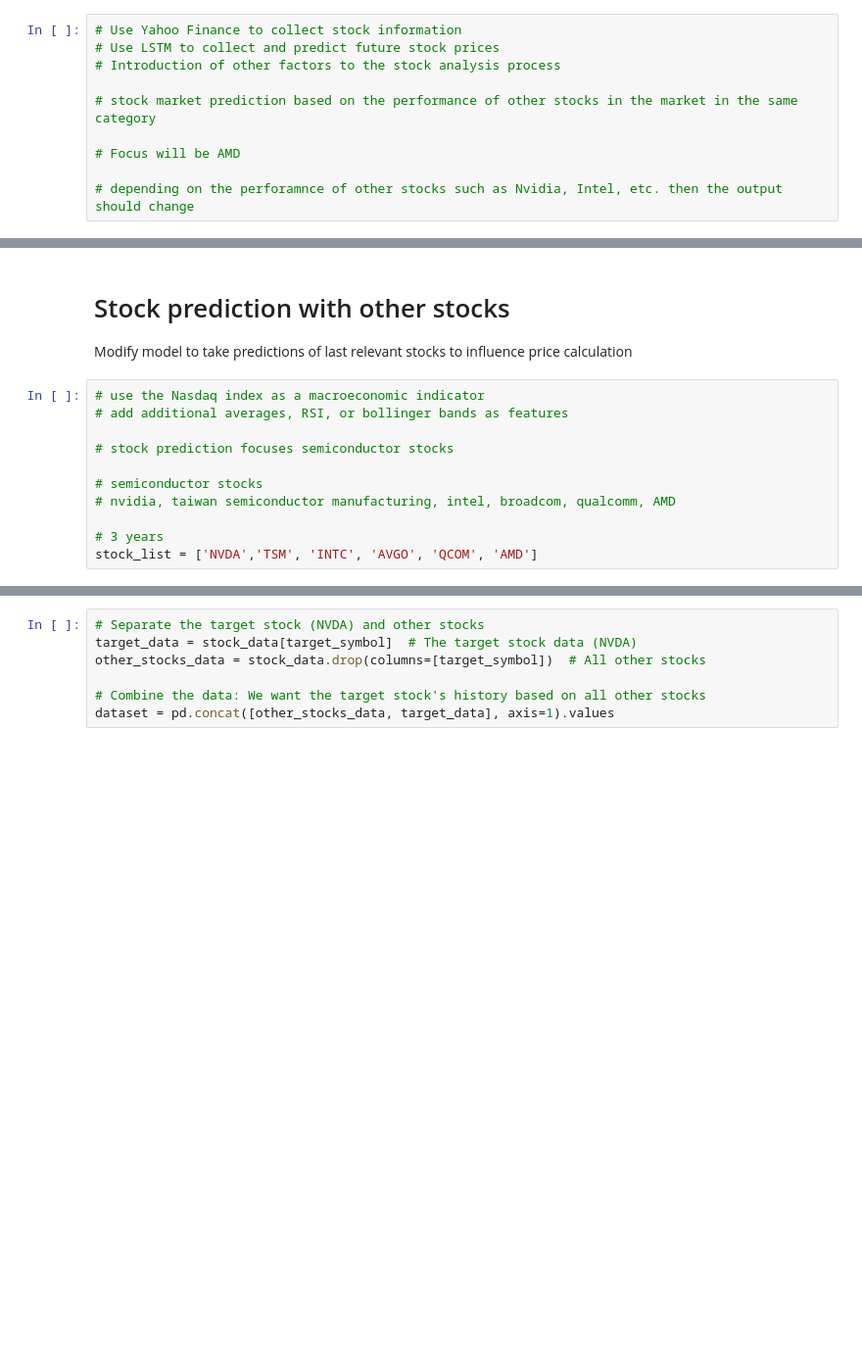
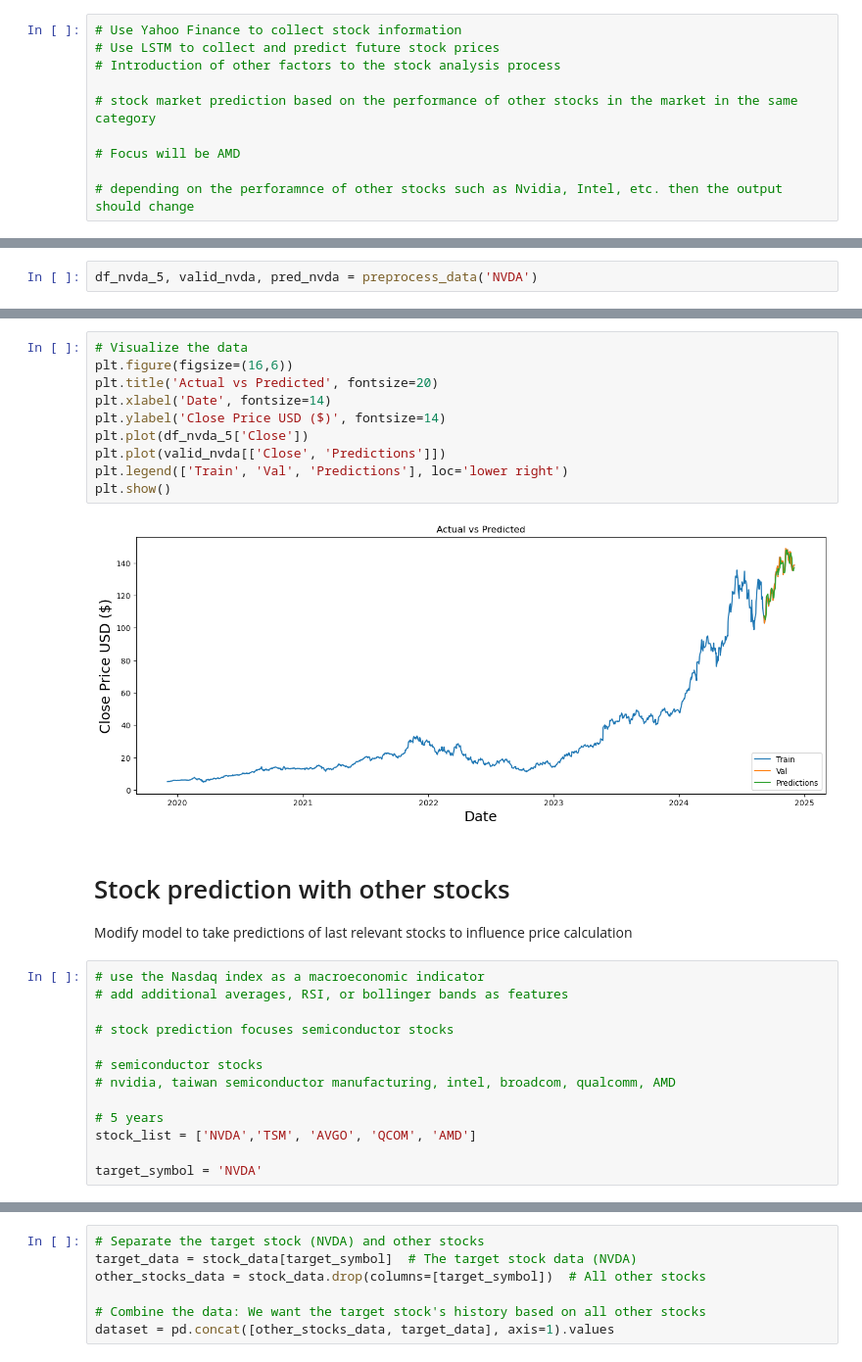
Before and after one commit to Kestrel86/Stock_Analysis, a Jupyter notebook: stock_analysis.ipynb, the cells around one changed output, grey strips where cells are left out. Shown at 98% size. Saved outputs shown, nothing was run; the diff lists cells and outputs as text; blank space fills up the shorter version.

```diff
--- a/stock_analysis.ipynb
+++ b/stock_analysis.ipynb
@@ -108,3 +91,5 @@ def model_data(stock_symbol, epochs=100, batch_size=32, window_size=60):
     valid['Predictions'] = scaled_pred
 
     return df, valid, scaled_pred
+# %%
+df_nvda_5, valid_nvda, pred_nvda = preprocess_data('NVDA')
@@ -129,3 +156,15 @@ def model_data(stock_symbol, epochs=100, batch_size=32, window_size=60):
+# %%
+# Visualize the data
+plt.figure(figsize=(16,6))
+plt.title('Actual vs Predicted', fontsize=20)
+plt.xlabel('Date', fontsize=14)
+plt.ylabel('Close Price USD ($)', fontsize=14)
+plt.plot(df_nvda_5['Close'])
+plt.plot(valid_nvda[['Close', 'Predictions']])
+plt.legend(['Train', 'Val', 'Predictions'], loc='lower right')
+plt.show()
+# %% [output]
+[figure, added]
 # %% [markdown]
 # Stock prediction with other stocks
 Modify model to take predictions of last relevant stocks to influence price calculation
@@ -138,5 +177,7 @@ Modify model to take predictions of last relevant stocks to influence price calc
 # semiconductor stocks
 # nvidia, taiwan semiconductor manufacturing, intel, broadcom, qualcomm, AMD
 
-# 3 years
-stock_list = ['NVDA','TSM', 'INTC', 'AVGO', 'QCOM', 'AMD']
+# 5 years
+stock_list = ['NVDA','TSM', 'AVGO', 'QCOM', 'AMD']
+
+target_symbol = 'NVDA'
```
Also changed, not shown: parts of 26 cells of this notebook.
